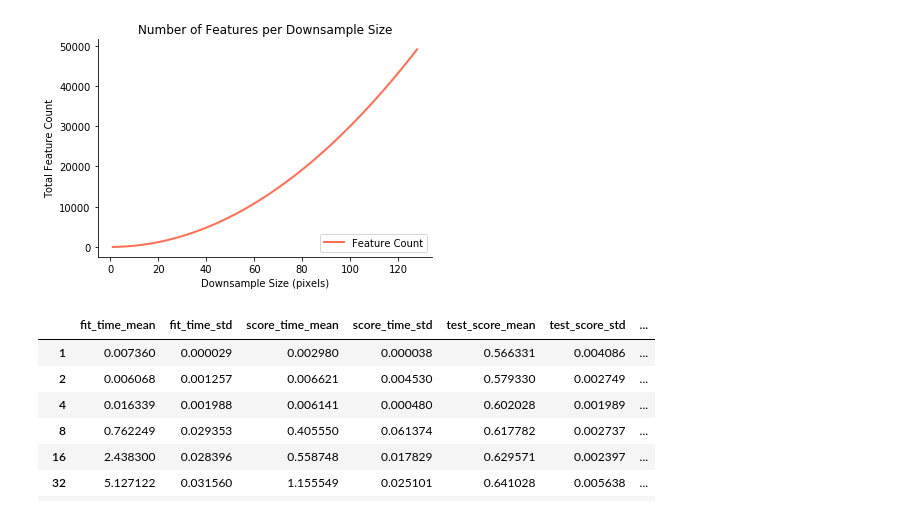
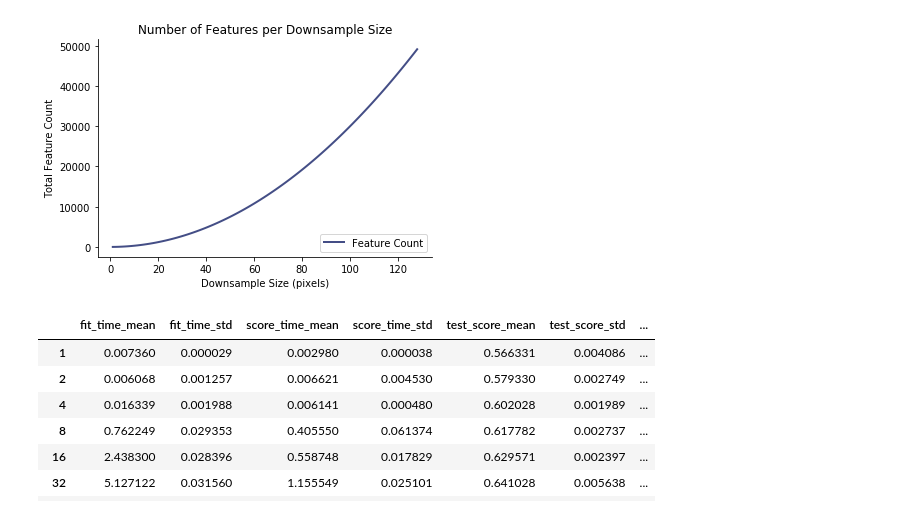
Before and after one commit to nextBillyonair/PGMImageInterpolation, a Jupyter notebook: src/ResultPlotting.ipynb, the cells around one changed output. Cells and saved outputs as stored; diff of their text form; code cells hidden in the pictures.

```diff
--- a/src/ResultPlotting.ipynb
+++ b/src/ResultPlotting.ipynb
@@ -10,14 +10,14 @@ from pprint import pprint
 # %%
 sizes = np.linspace(1, 128, 100)
 features = [3*size**2 for size in sizes]
 fig, axs = img_utils.make_subplot(rows=1, cols=1)
 img_utils.lineplot(axs, sizes, features,
                    label="Feature Count", x_label="Downsample Size (pixels)", y_label="Total Feature Count",
-                   title="Number of Features per Downsample Size", color=4
+                   title="Number of Features per Downsample Size", color=1
                   )
 # plt.savefig('../report/feature_graph.png', dpi=300, bbox_inches='tight')
 # %% [output]
-[figure, old version]
+[figure, new version]
 # %%
 nb = pd.read_csv('nb_data.csv', index_col=0)
 lr = pd.read_csv('lr_data.csv', index_col=0)
```
Also changed, not shown: parts of 4 cells of this notebook, 16 other files.
